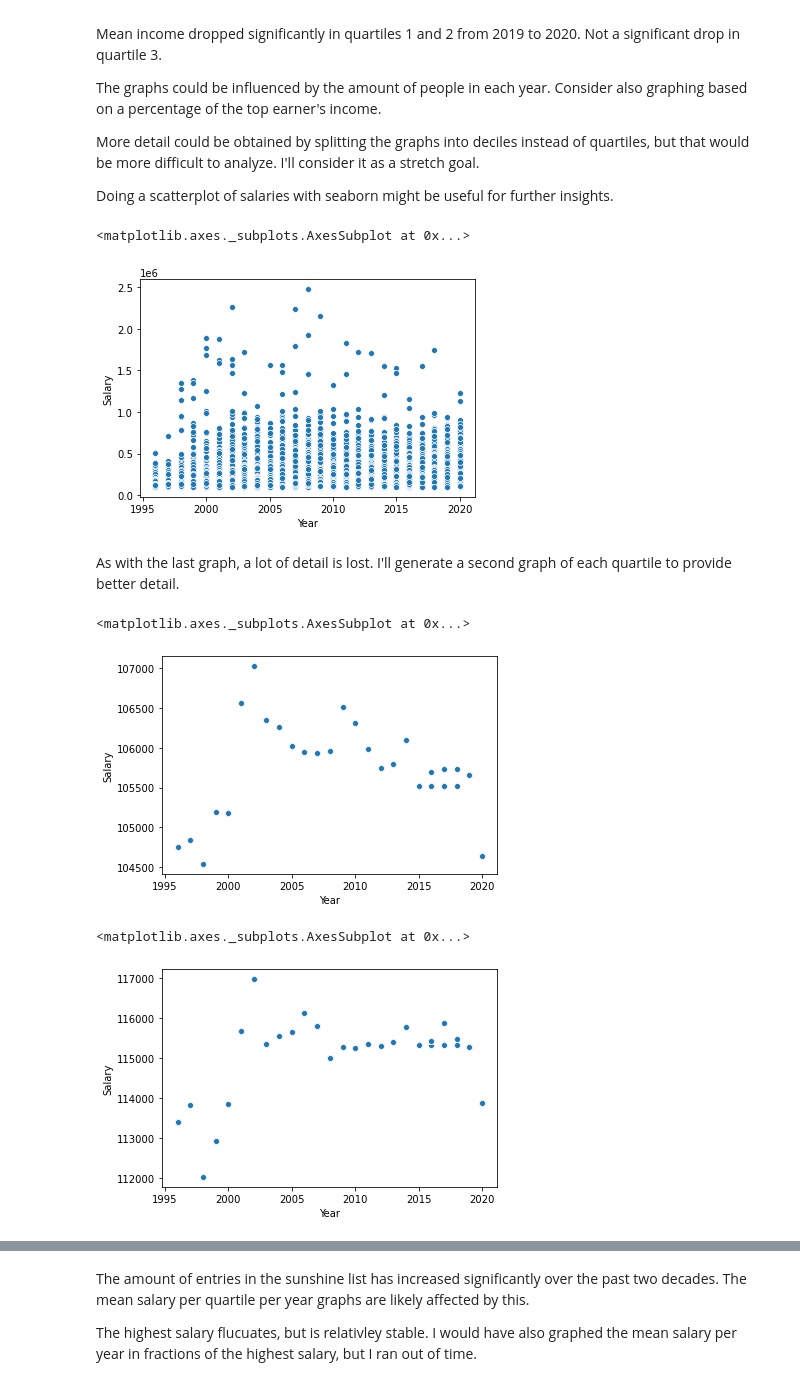
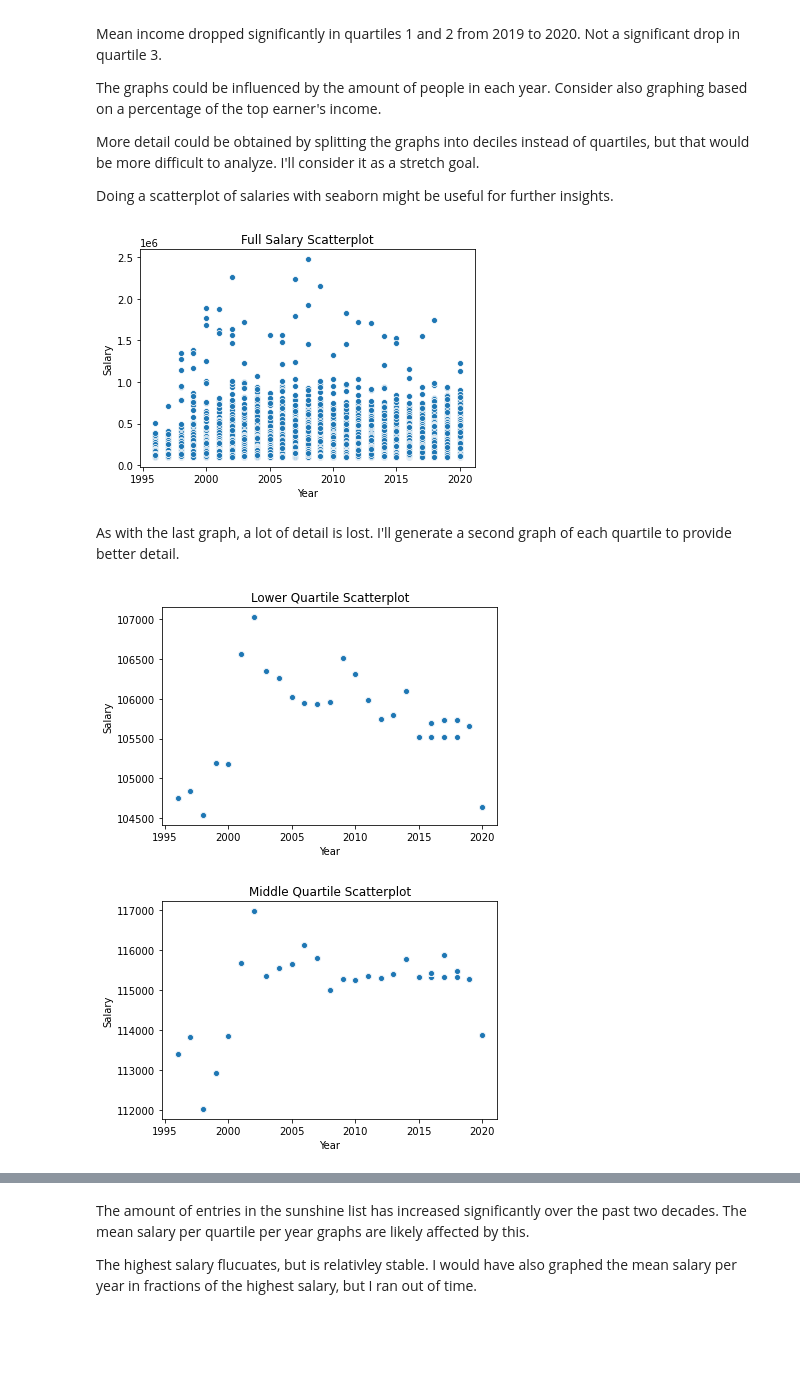
Before and after one commit to sunshinesquad/sunshine-report, a Jupyter notebook: income_charts_alex.ipynb, the cells around one changed output, grey strips where cells are left out. Drawn from its saved outputs; the diff is of its cells as text; code cells hidden in the pictures; blank space fills up the shorter version.

```diff
--- a/income_charts_alex.ipynb
+++ b/income_charts_alex.ipynb
@@ -125,10 +145,9 @@ for i in sunDict:
         break
     else:
         forScatter = forScatter.append(pd.DataFrame({'Salary': sunDict[i]['Salary Paid'].replace('[\$,]', '', regex=True).astype(float), 'Year': sunDict[i]['Calendar Year'].astype(int)}))
-sns.scatterplot(data = forScatter, x = "Year", y = "Salary")
+sns.scatterplot(data = forScatter, x = "Year", y = "Salary").set_title('Full Salary Scatterplot');
 # %% [output]
-<matplotlib.axes._subplots.AxesSubplot at 0x...>
-[figure, old version]
+[figure, new version]
 # %% [markdown]
 As with the last graph, a lot of detail is lost. I'll generate a second graph of each quartile to provide better detail.
 # %%
@@ -149,13 +168,11 @@ for i in sunDict:
         forScatterQ2 = forScatterQ2.append(pd.DataFrame({'Salary': sunDict[i]['Salary Paid'].replace('[\$,]', '', regex=True).astype(float).quantile([0.5])[0.5], 'Year': sunDict[i]['Calendar Year'].astype(int)}))
         forScatterQ3 = forScatterQ3.append(pd.DataFrame({'Salary': sunDict[i]['Salary Paid'].replace('[\$,]', '', regex=True).astype(float).quantile([0.75])[0.75], 'Year': sunDict[i]['Calendar Year'].astype(int)}))
 # %%
-sns.scatterplot(data = forScatterQ1, x = "Year", y = "Salary")
+sns.scatterplot(data = forScatterQ1, x = "Year", y = "Salary").set_title('Lower Quartile Scatterplot');
 # %% [output]
-<matplotlib.axes._subplots.AxesSubplot at 0x...>
-[figure, old version]
+[figure, new version]
 # %%
-sns.scatterplot(data = forScatterQ2, x = "Year", y = "Salary")
+sns.scatterplot(data = forScatterQ2, x = "Year", y = "Salary").set_title('Middle Quartile Scatterplot');
 # %% [output]
-<matplotlib.axes._subplots.AxesSubplot at 0x...>
-[figure, old version]
+[figure, new version]
 # %%
```
Also changed, not shown: parts of 12 cells of this notebook.
